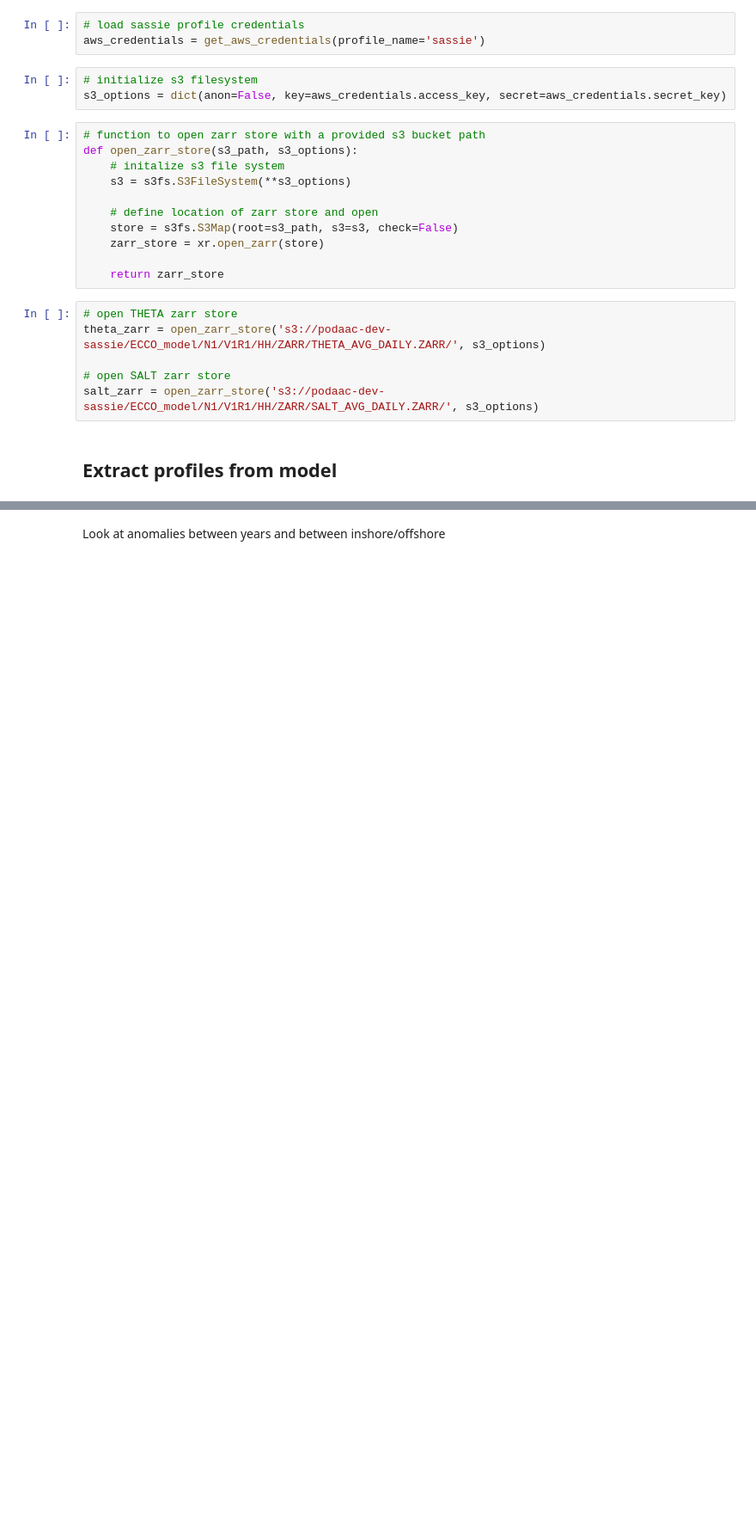
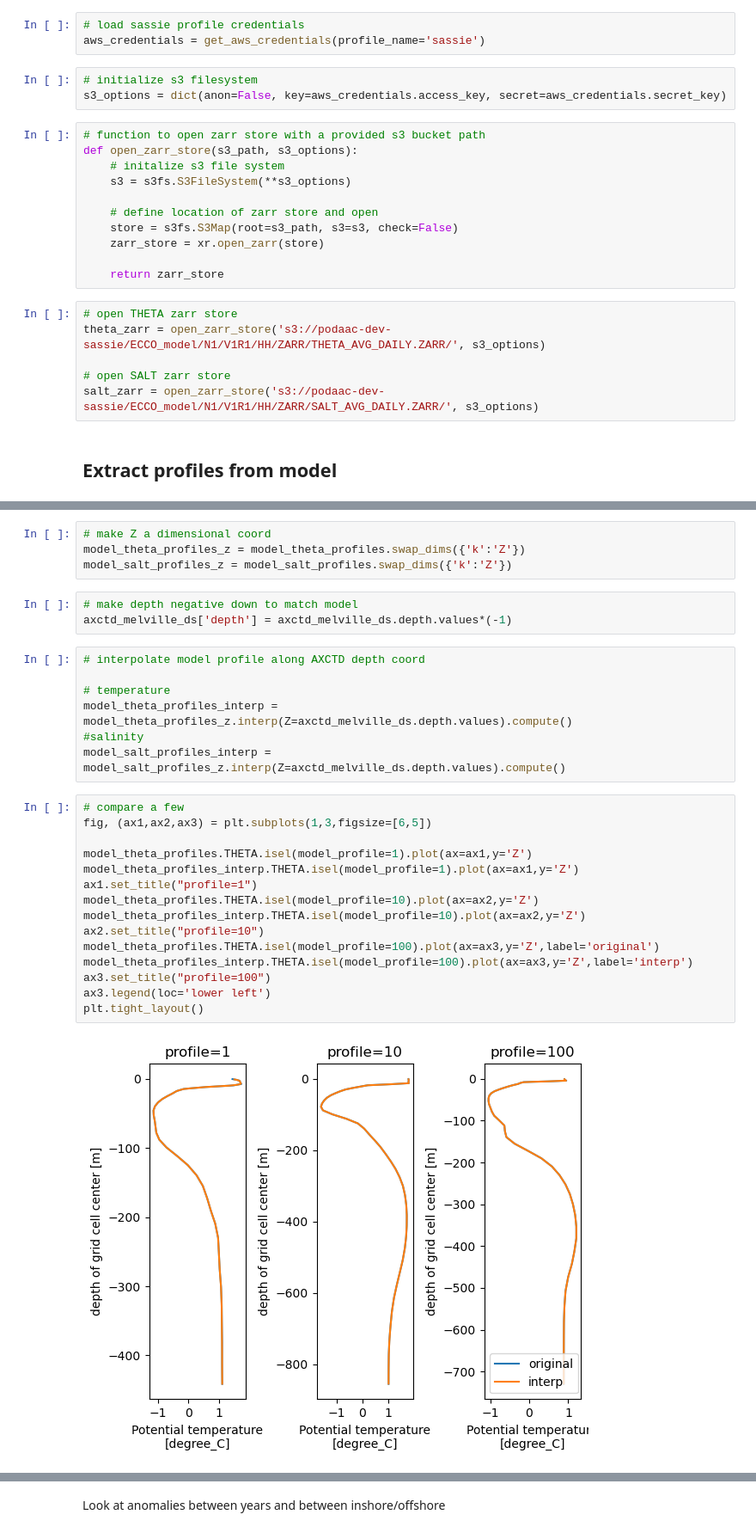
Before and after one commit to mjzahn/melville_summer_snapshots, a Jupyter notebook: notebooks/1_extract_model_profiles.ipynb, the cells around one changed output, grey strips where cells are left out. Shown at 86% size. Cells and saved outputs as stored; diff of their text form; blank space fills up the shorter version.

```diff
--- a/notebooks/1_extract_model_profiles.ipynb
+++ b/notebooks/1_extract_model_profiles.ipynb
@@ -223,0 +246,31 @@ theta_profile_z1['Z'] = theta_profile_z1.Z*(-1)
+# %%
+# make Z a dimensional coord
+model_theta_profiles_z = model_theta_profiles.swap_dims({'k':'Z'})
+model_salt_profiles_z = model_salt_profiles.swap_dims({'k':'Z'})
+# %%
+# make depth negative down to match model
+axctd_melville_ds['depth'] = axctd_melville_ds.depth.values*(-1)
+# %%
+# interpolate model profile along AXCTD depth coord
+
+# temperature
+model_theta_profiles_interp = model_theta_profiles_z.interp(Z=axctd_melville_ds.depth.values).compute()
+#salinity
+model_salt_profiles_interp = model_salt_profiles_z.interp(Z=axctd_melville_ds.depth.values).compute()
+# %%
+# compare a few
+fig, (ax1,ax2,ax3) = plt.subplots(1,3,figsize=[6,5])
+
+model_theta_profiles.THETA.isel(model_profile=1).plot(ax=ax1,y='Z')
+model_theta_profiles_interp.THETA.isel(model_profile=1).plot(ax=ax1,y='Z')
+ax1.set_title("profile=1")
+model_theta_profiles.THETA.isel(model_profile=10).plot(ax=ax2,y='Z')
+model_theta_profiles_interp.THETA.isel(model_profile=10).plot(ax=ax2,y='Z')
+ax2.set_title("profile=10")
+model_theta_profiles.THETA.isel(model_profile=100).plot(ax=ax3,y='Z',label='original')
+model_theta_profiles_interp.THETA.isel(model_profile=100).plot(ax=ax3,y='Z',label='interp')
+ax3.set_title("profile=100")
+ax3.legend(loc='lower left')
+plt.tight_layout()
+# %% [output]
+[figure, added]
```
Also changed, not shown: parts of 53 cells of this notebook.
